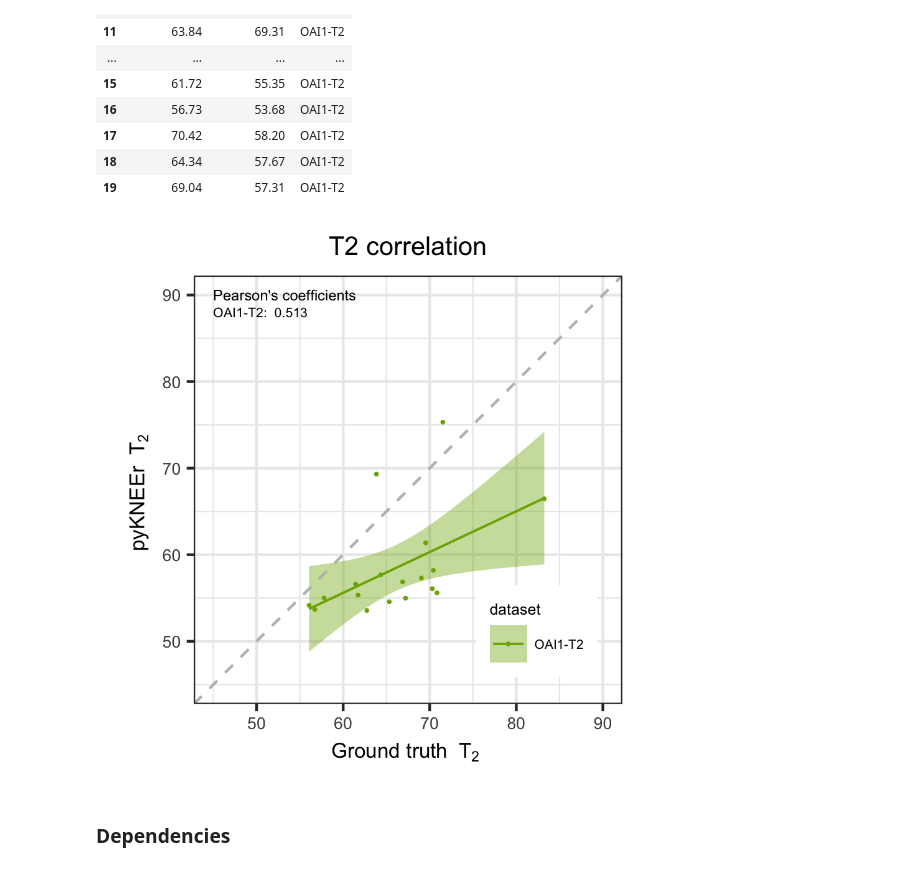
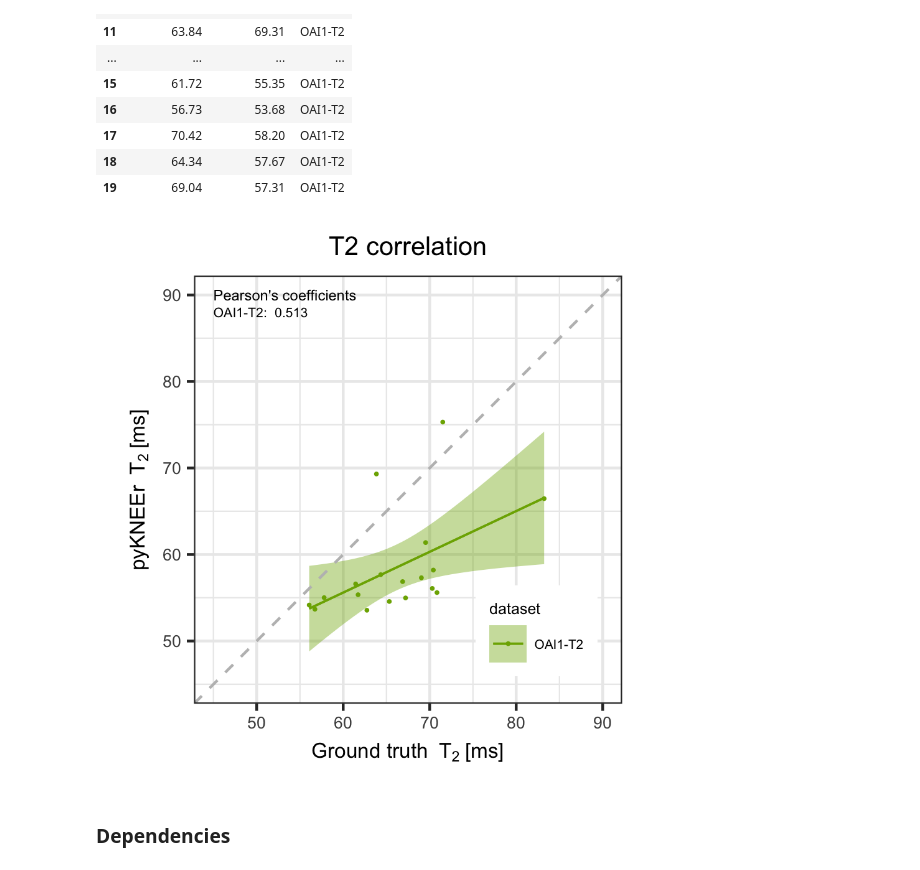
Before and after one commit to sbonaretti/pyKNEEr, a Jupyter notebook: publication/data/data_analysis.ipynb, the cells around one changed output. Cells and saved outputs as stored; diff of their text form; code cells hidden in the pictures.

```diff
--- a/publication/data/data_analysis.ipynb
+++ b/publication/data/data_analysis.ipynb
@@ -76,7 +76,7 @@ Excluded rows are:
 | 9 | 1.00 |
 # %%
 # OAI1 - T2
-filename_OAI1_T2_coeff = "overlapCoeff_OAI1_T2_0.csv"
+filename_OAI1_T2_coeff = "./overlapCoeff_OAI1_T2_0.csv"
 dice_OAI1_T2, index_excluded_OAI1_T2 = get_coeff(filename_OAI1_T2_coeff)
 # %% [output]
 Excluded rows are:
@@ -825,10 +847,10 @@ def get_maps(fileName, index_excluded):
 ### Load files
 # %%
 # OAI1 - T2
-filename_OAI1_T2 = "exp_fit_aligned_OAI1_T2.csv"
+filename_OAI1_T2 = "./exp_fit_aligned_OAI1_T2.csv"
 T2_maps = get_maps(filename_OAI1_T2, index_excluded_OAI1_T2)
 # OAI1 - T2_QM (ground truth)
-filename_OAI1_T2_QM = "exp_fit_aligned_OAI1_T2_QM.csv"
+filename_OAI1_T2_QM = "./exp_fit_aligned_OAI1_T2_QM.csv"
 T2_maps_QM = get_volume(filename_OAI1_T2_QM, index_excluded_OAI1_T2)
 # %% [markdown]
 ### Descriptive statistics of T2 maps
@@ -915,36 +937,36 @@ library(ggplot2)
 plot_T2_maps <- (ggplot(maps, aes(x=T2_maps_pk, y=T2_maps_gt, color=dataset)) +
                 # data
                 geom_point(size=0.2) +
                 geom_smooth(aes(fill=dataset), method="lm", size=0.4) + # corr. line and confidence interval
                 geom_abline(intercept = 0, slope = 1, color="gray", linetype="dashed", size=0.5) + # line 1,0
                 stat_smooth(geom="line", method="lm", alpha=1, size=0.4) + # make line color stronger
                 # change color to OAI-T2 color in the previous graphs
                 scale_fill_manual(values = c("#7CAE00")) +  # colors used in the other correlation graphs for OAI1-T2
                 scale_colour_manual(values = c("#7CAE00")) +
                 # background
                 theme_bw() + # white background with grid lines
                 # graph ratio and limits
                 coord_fixed(ratio = 1, xlim = c(45,90), ylim = c(45,90)) + # ratio, xlim, and ylim
                 # axis labels
-                xlab(expression("Ground truth " ~T[2] ~"")) +
-                ylab(expression("pyKNEEr " ~T[2] ~"")) +
+                xlab(expression("Ground truth " ~T[2] ~"[ms]")) +
+                ylab(expression("pyKNEEr " ~T[2] ~"[ms]")) +
                 theme(text = element_text(size=label_font_size)) +
                 # title
                 ggtitle("T2 correlation") +
                 theme(plot.title = element_text(size=title_font_size, hjust = 0.5)) + # title font size + title to center
                 # legend
                 theme(legend.position = c(0.8, 0.17)) + # legend position inside graph
                 theme(legend.title=element_text(size=legend_title_font_size), legend.text=element_text(size=legend_font_size)) + # text size
                 theme(legend.key.size = unit(0.2,"in")) +  # legend size
                 # pearsons
                 annotate("text", x = 45, y = 90, label = "Pearson's coefficients", size=2, hjust = 0 )+
                 annotate("text", x = 45, y = 88, label = paste(c("OAI1-T2: ", format(pearsons_OAI1_T2_maps, digits = 3)), collapse = " "), size=1.8, hjust = 0 )
                )
 
 # display plot
 plot_T2_maps
 # %% [output]
-[figure, old version]
+[figure, new version]
 # %%
 # save plot
 # %%R
```
Also changed, not shown: parts of 10 cells of this notebook, 1 other file.
